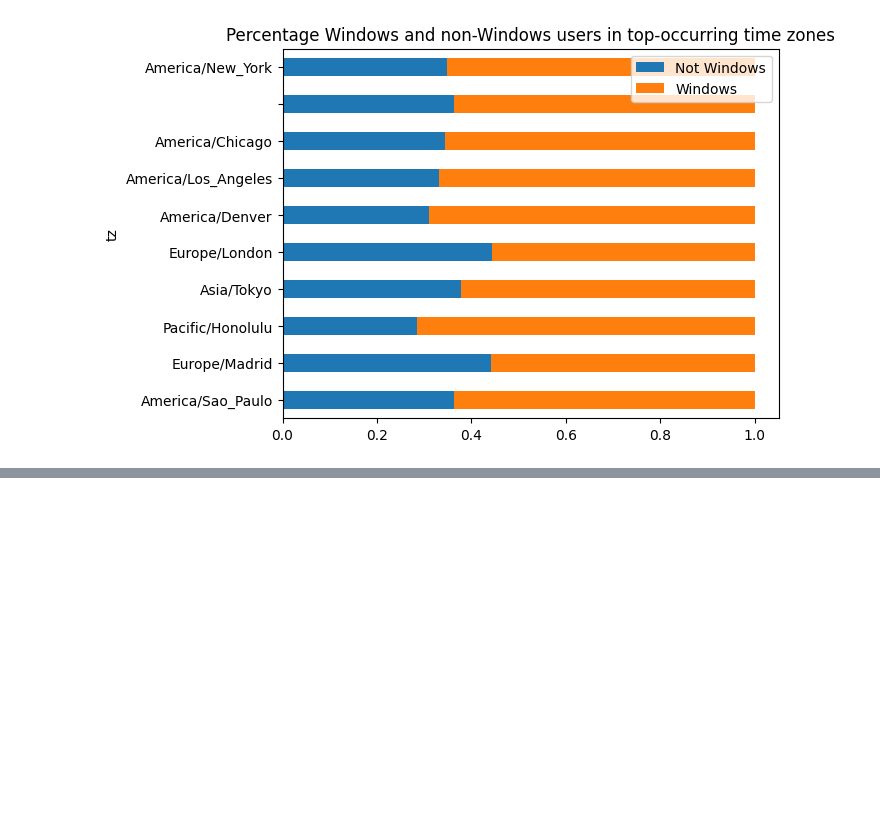
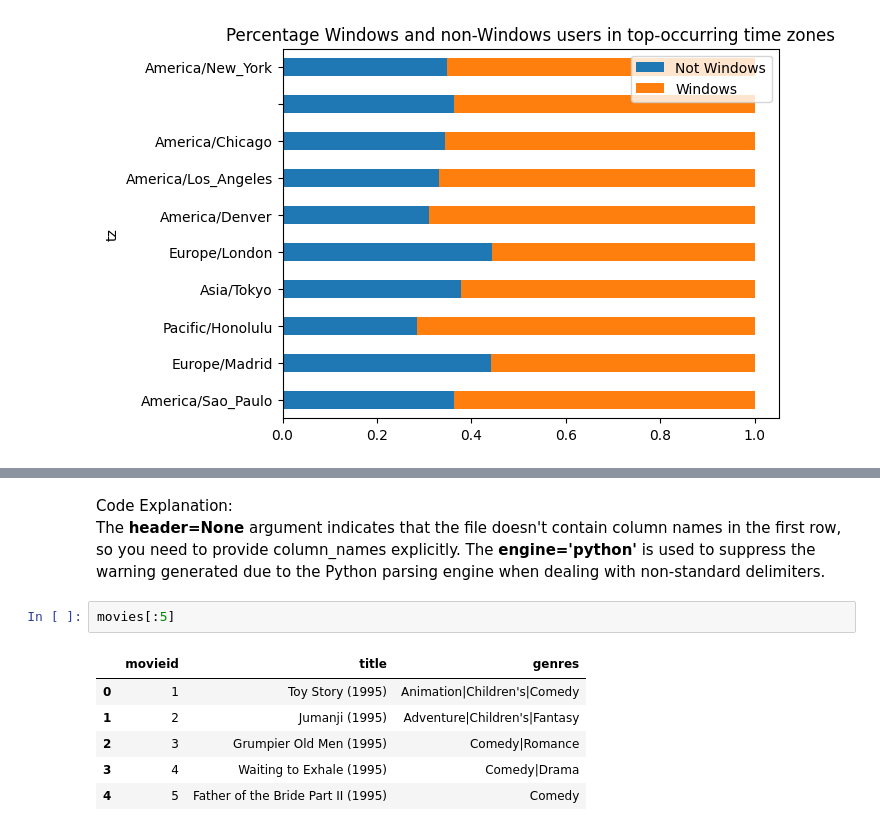
Before and after one commit to Njeri-Gitome/Python_for_DataAnalysis, a Jupyter notebook: Introductory.ipynb, the cells around one changed output, grey strips where cells are left out. Saved outputs shown, nothing was run; the diff lists cells and outputs as text; blank space fills up the shorter version.

```diff
--- a/Introductory.ipynb
+++ b/Introductory.ipynb
@@ -461,0 +587,12 @@ normed_subset.plot(kind ='barh', stacked=True, title ='Percentage Windows and no
+# %% [markdown]
+Code Explanation:<br>
+The **header=None** argument indicates that the file doesn't contain column names in the first row, so you need to provide column_names explicitly. The **engine='python'** is used to suppress the warning generated due to the Python parsing engine when dealing with non-standard delimiters.
+# %%
+movies[:5]
+# %% [output]
+|  | movieid | title | genres |
+| 0 | 1 | Toy Story (1995) | Animation|Children's|Comedy |
+| 1 | 2 | Jumanji (1995) | Adventure|Children's|Fantasy |
+| 2 | 3 | Grumpier Old Men (1995) | Comedy|Romance |
+| 3 | 4 | Waiting to Exhale (1995) | Comedy|Drama |
+| 4 | 5 | Father of the Bride Part II (1995) | Comedy |
```
Also changed, not shown: parts of 9 cells of this notebook.
